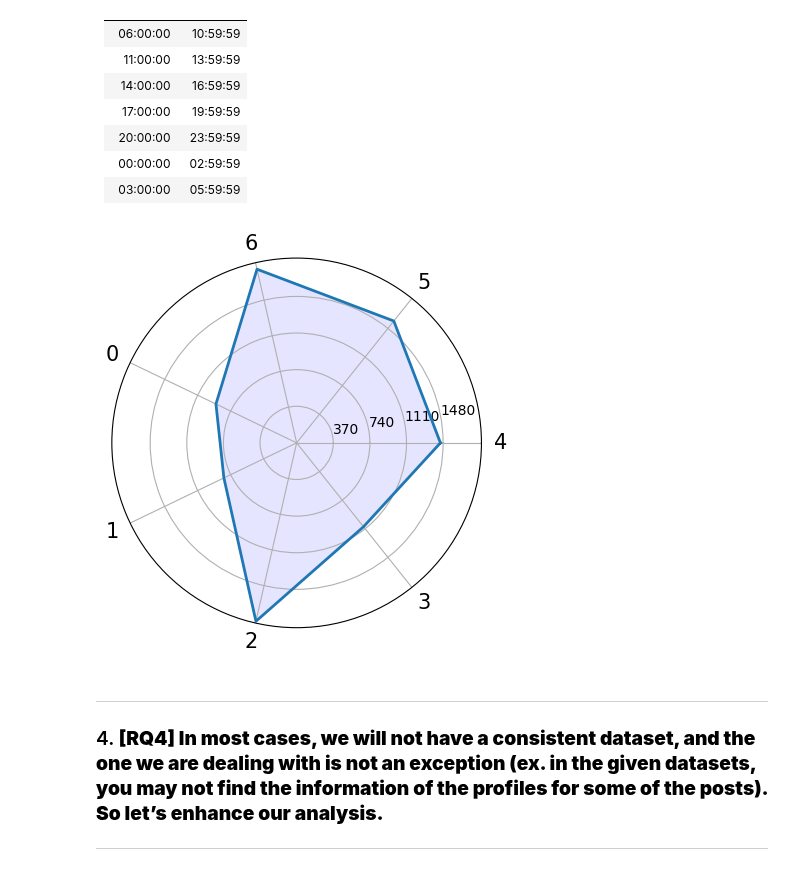
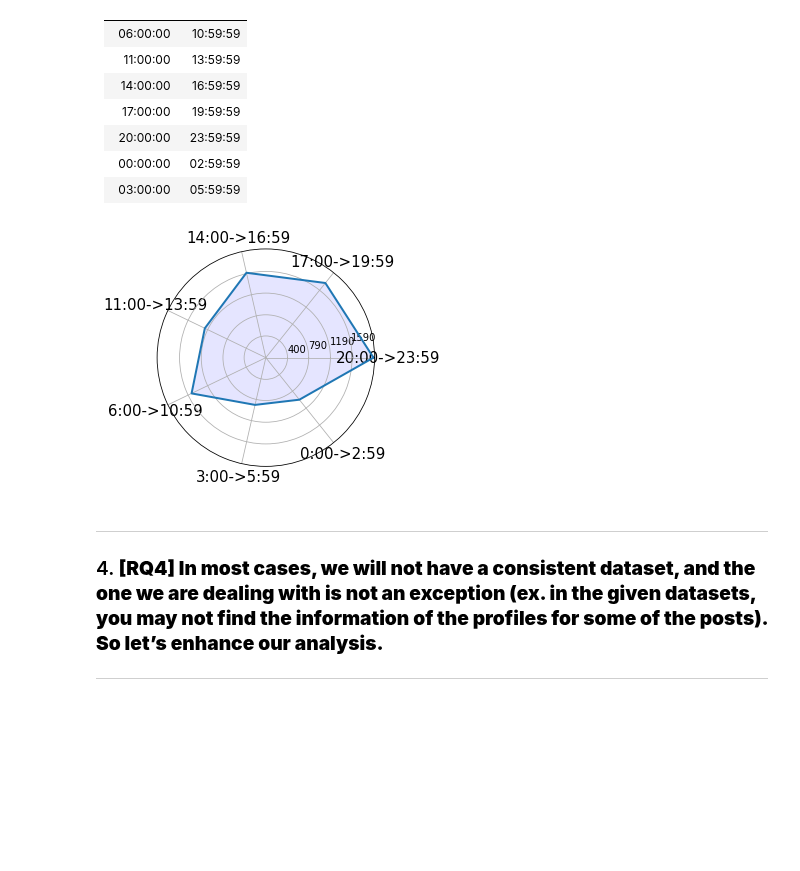
Before and after one commit to Prot10/ADM_HW_2, a Jupyter notebook: adm-matteo.ipynb, the cells around one changed output. Saved outputs shown, nothing was run; the diff lists cells and outputs as text; code cells hidden in the pictures; blank space fills up the shorter version.

Commit message:
RQ6.1 and RQ6.2 | also edited Dataset class and plot_intervals

```diff
--- a/adm-matteo.ipynb
+++ b/adm-matteo.ipynb
@@ -49,7 +49,7 @@ class Dataset:
             return self.types
         return None
 
-    def col(self,columns:list, index:bool=True,**pd_params)->pd.DataFrame:
+    def col(self,columns:list, index=True,**pd_params)->pd.DataFrame:
         """Loads some columns of the dataframe out of the whole csv file
 
         :param columns: a list of the desired columns
@@ -62,19 +62,19 @@ class Dataset:
         col_list = columns
         if 'cts' in col_list:
             pd_params['parse_dates'] = ['cts']
-        if index :
+        if index==True:
             col_list.append('sid')
         return pd.read_csv(self.file_name,
                            usecols=col_list,
                            dtype=self.types,
-                           index_col='sid' if index else None,
+                           index_col='sid' if index==True else index,
                            delimiter='\t',
                            **pd_params)
 
 datasets = [
-    Dataset(file='instagram-dataset/instagram_profiles.csv'),
-    Dataset(file='instagram-dataset/instagram_locations.csv'),
-    Dataset(file='instagram-dataset/instagram_posts.csv')
+    Dataset(file='../input/instagram-dataset/instagram_profiles.csv'),
+    Dataset(file='../input/instagram-dataset/instagram_locations.csv'),
+    Dataset(file='../input/instagram-dataset/instagram_posts.csv')
 ]
 profiles, locations, posts = datasets
 # %% [markdown]
@@ -288,17 +308,19 @@ Andrea
 #### $\bullet$ What is the most common time in which users publish their posts?
 # %%
 time = posts.col(['cts'], index=False, nrows=SAMPLE_SIZE)
+time['hour'] = time['cts'].dt.hour
 # %%
-time['hour'] = time['cts'].map(lambda x: x.hour).astype('Int8')
-
 def clock_graph(hours: pd.Series, labels:list=None):
+    '''plots a Series in a Radar Chart.
+        :hours: a pandas series where each row index will become an angle
+    '''
     # https://www.python-graph-gallery.com/390-basic-radar-chart
     N = len(hours)
     angles = [n / float(N) * 2 * pi for n in range(N)]
     angles += angles[:1]
     hours = pd.concat([
         hours.iloc[-N//4-1:],
-        hours.iloc[:-N//4-1] ])
+        hours.iloc[:-N//4-1] ]) if N==24 else hours.sort_index(ascending=False)
     # Initialise the spider plot
     ax = plt.subplot(111, polar=True)
 
@@ -327,21 +349,24 @@ clock_graph(hours.hour)
 # %% [markdown]
 #### $\bullet$ Create a function that receives a time intervals list as a parameter and returns a plot with the number of posts for each given interval.
 # %%
-def inter(h,inters):
+def inter(h,inters, categories):
+    assert len(inters)-1 == len(categories), 'Categories and Intervals length must match'
     assert inters[0] == 0 and inters[-1]==24, 'Intervals list must start at 0 and end at 24'
     for i in range(len(inters) - 1):
         if h >= inters[i] and h < inters[i+1]:
-            return i
+            return categories[i]
 
-def plot_intervals(hours_count, inters=range(0,25,4)):
+def plot_intervals(hours_count, inters=range(0,25,4), col_name='hour'):
     """A radarplot with the hours divided into intervals
-    :hours_count: a dataframe where index is the hours and a 'hours' column which has the hours count
+    :hours_count: a dataframe where index is the hours
     :inters: a sorted list of hours breakpoints, starting at 1 and ending at 24
+    :col_name: the column of which the values have to be plotted
     """
+    I = pd.CategoricalDtype(categories= [f"{inters[i]}:00->{inters[i+1]-1}:59" for i in range(len(inters)-1)], ordered=True)
     hours_count['intervals'] = hours_count.index.to_series().apply(
-        lambda h :inter(h, inters)
-    )
-    clock_graph(hours.groupby(by='intervals').sum().hour)
+        lambda h :inter(h, inters, I.categories)
+    ).astype(I)
+    clock_graph(hours_count.groupby(by='intervals').sum()[col_name])
 # %% [markdown]
 #### $\bullet$ Use the function that you created in the previous literal to plot the number of posts between the following time intervals:
 
@@ -355,9 +380,10 @@ def plot_intervals(hours_count, inters=range(0,25,4)):
 | 00:00:00 | 02:59:59 |
 | 03:00:00 | 05:59:59 |
 # %%
-plot_intervals(hours, [0,3,6,11,14,17,20,24])
+INTERVALS = [0,3,6,11,14,17,20,24]
+plot_intervals(hours, INTERVALS)
 # %% [output]
-[figure, old version]
+[figure, new version]
 # %%
 del time
 del hours
```
Also changed, not shown: parts of 16 cells of this notebook.
